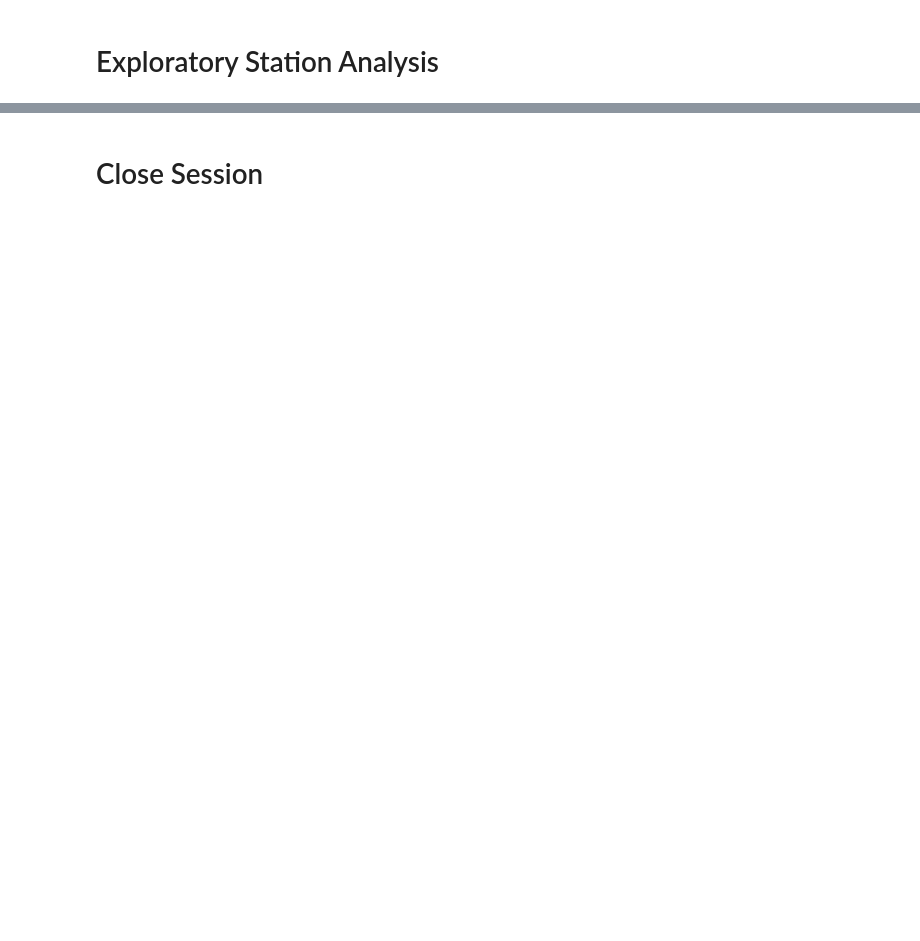
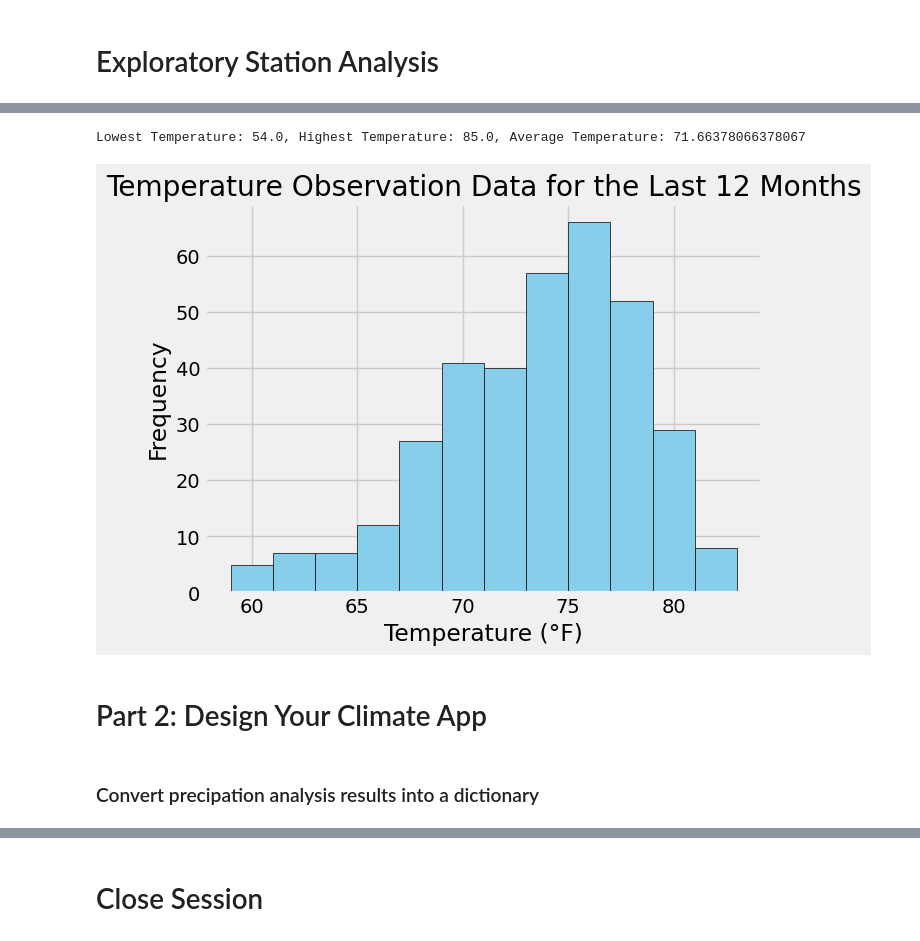
Before and after one commit to spoudel977/sqlalchemy-challenge, a Jupyter notebook: climate_starter.ipynb, the cells around one changed output, grey strips where cells are left out. Saved outputs shown, nothing was run; the diff lists cells and outputs as text; code cells hidden in the pictures; blank space fills up the shorter version.

```diff
--- a/climate_starter.ipynb
+++ b/climate_starter.ipynb
@@ -106,4 +105,11 @@ Text(0, 0.5, 'Inches')
 # %%
 # Design a query to find the most active stations (i.e. which stations have the most rows?)
+most_active_stations = session.query(Measurement.station, func.count(Measurement.station).label('station_count'))\
+                            .group_by(Measurement.station)\
+                            .order_by(func.count(Measurement.station).desc())\
+                            .all()
+
 # List the stations and their counts in descending order.
+for station, station_count in most_active_stations:
+    print(f"Station: {station}, Count: {station_count}")
 # %% [output]
@@ -128,0 +125,40 @@ Text(0.5, 4.183333333333314, 'Temperature')
+# %%
+# Get the most active stop ID from the previous query
+most_active_station_id = most_active_stations[0][0]
+
+# Query to calculate lowest, highest, and average temperatures for the most active station
+temps_query = session.query(func.min(Measurement.tobs).label('min_temp'),
+                            func.max(Measurement.tobs).label('max_temp'),
+                            func.avg(Measurement.tobs).label('avg_temp'))\
+                    .filter(Measurement.station == most_active_station_id)\
+                    .all()
+
+# Print the results
+for result in temps_query:
+    print(f"Lowest Temperature: {result.min_temp}, Highest Temperature: {result.max_temp}, Average Temperature: {result.avg_temp}")
+# %% [output]
+Lowest Temperature: 54.0, Highest Temperature: 85.0, Average Temperature: 71.66378066378067
+# %%
+# Calculate the date 12 months ago from the most recent date in the dataset
+most_recent_date = session.query(func.max(Measurement.date)).scalar()
+most_recent_date = datetime.strptime(most_recent_date, '%Y-%m-%d')
+one_year_ago = most_recent_date - timedelta(days=365)
+
+# Query to get the TOBS data for the most active station in the last 12 months
+tobs_data = session.query(Measurement.tobs)\
+                    .filter(Measurement.station == most_active_station_id)\
+                    .filter(Measurement.date >= one_year_ago)\
+                    .all()
+
+# Extract the TOBS values from the query results
+tobs_values = [result[0] for result in tobs_data]
+
+# Plot the results as a histogram
+plt.hist(tobs_values, bins=12, color='skyblue', edgecolor='black')
+plt.xlabel('Temperature (°F)')
+plt.ylabel('Frequency')
+plt.title('Temperature Observation Data for the Last 12 Months')
+plt.grid(True)
+plt.show()
+# %% [output]
+[figure, added]
@@ -128,0 +168,2 @@ Text(0.5, 4.183333333333314, 'Temperature')
+# %% [markdown]
+# Part 2: Design Your Climate App
@@ -128,0 +189,2 @@ Text(0.5, 4.183333333333314, 'Temperature')
+# %% [markdown]
+### Convert precipation analysis results into a dictionary
```
Also changed, not shown: parts of 24 cells of this notebook.
